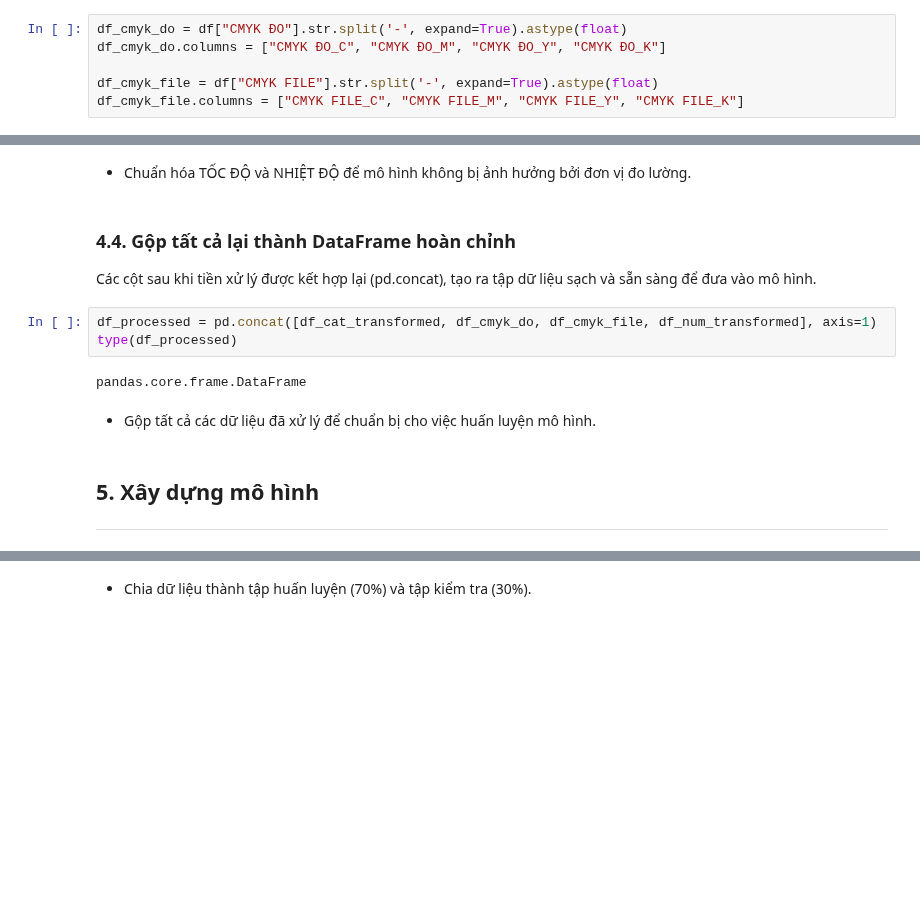
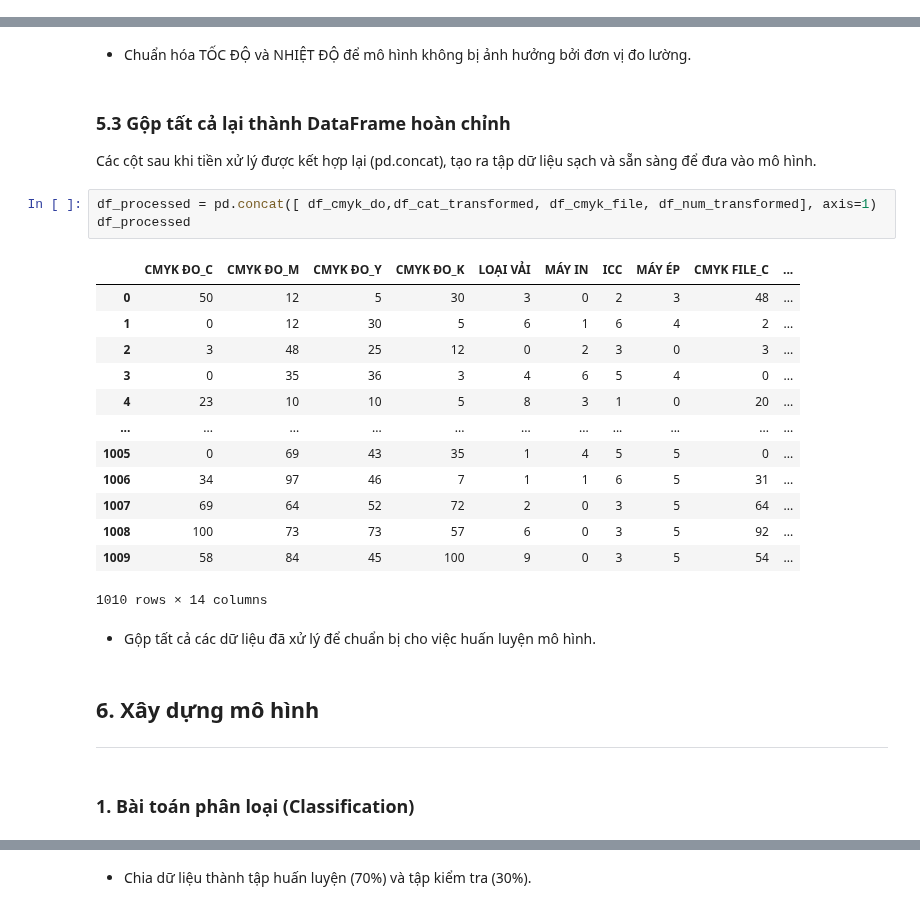
Before and after one commit to healergeeks/FabricML, a Jupyter notebook: FabricML.ipynb, the cells around one changed output, grey strips where cells are left out. Saved outputs shown, nothing was run; the diff lists cells and outputs as text; blank space fills up the shorter version.

```diff
--- a/FabricML.ipynb
+++ b/FabricML.ipynb
@@ -195,7 +272 @@ Cột CMYK ĐO và CMYK FILE chứa dữ liệu dạng chuỗi số, ví dụ "5
-# %%
-df_cmyk_do = df["CMYK ĐO"].str.split('-', expand=True).astype(float)
-df_cmyk_do.columns = ["CMYK ĐO_C", "CMYK ĐO_M", "CMYK ĐO_Y", "CMYK ĐO_K"]
-
-df_cmyk_file = df["CMYK FILE"].str.split('-', expand=True).astype(float)
-df_cmyk_file.columns = ["CMYK FILE_C", "CMYK FILE_M", "CMYK FILE_Y", "CMYK FILE_K"]
 # %% [markdown]
@@ -227,16 +298,30 @@ df_num_transformed[numeric_cols] = scaler_num.fit_transform(df_num_transformed[n
 # %% [markdown]
 * Chuẩn hóa TỐC ĐỘ và NHIỆT ĐỘ để mô hình không bị ảnh hưởng bởi đơn vị đo lường.
 # %% [markdown]
-### 4.4. Gộp tất cả lại thành DataFrame hoàn chỉnh
+### 5.3 Gộp tất cả lại thành DataFrame hoàn chỉnh
 
 Các cột sau khi tiền xử lý được kết hợp lại (pd.concat), tạo ra tập dữ liệu sạch và sẵn sàng để đưa vào mô hình.
 # %%
-df_processed = pd.concat([df_cat_transformed, df_cmyk_do, df_cmyk_file, df_num_transformed], axis=1)
-type(df_processed)
+df_processed = pd.concat([ df_cmyk_do,df_cat_transformed, df_cmyk_file, df_num_transformed], axis=1)
+df_processed
 # %% [output]
+|  | CMYK ĐO_C | CMYK ĐO_M | CMYK ĐO_Y | CMYK ĐO_K | LOẠI VẢI | MÁY IN | ICC | MÁY ÉP | CMYK FILE_C | ... |
+| 0 | 50 | 12 | 5 | 30 | 3 | 0 | 2 | 3 | 48 | ... |
+| 1 | 0 | 12 | 30 | 5 | 6 | 1 | 6 | 4 | 2 | ... |
+| 2 | 3 | 48 | 25 | 12 | 0 | 2 | 3 | 0 | 3 | ... |
+| 3 | 0 | 35 | 36 | 3 | 4 | 6 | 5 | 4 | 0 | ... |
+| 4 | 23 | 10 | 10 | 5 | 8 | 3 | 1 | 0 | 20 | ... |
+| ... | ... | ... | ... | ... | ... | ... | ... | ... | ... | ... |
+| 1005 | 0 | 69 | 43 | 35 | 1 | 4 | 5 | 5 | 0 | ... |
+| 1006 | 34 | 97 | 46 | 7 | 1 | 1 | 6 | 5 | 31 | ... |
+| 1007 | 69 | 64 | 52 | 72 | 2 | 0 | 3 | 5 | 64 | ... |
+| 1008 | 100 | 73 | 73 | 57 | 6 | 0 | 3 | 5 | 92 | ... |
+| 1009 | 58 | 84 | 45 | 100 | 9 | 0 | 3 | 5 | 54 | ... |
-pandas.core.frame.DataFrame
+1010 rows × 14 columns
 # %% [markdown]
 * Gộp tất cả các dữ liệu đã xử lý để chuẩn bị cho việc huấn luyện mô hình.
 # %% [markdown]
-## 5. Xây dựng mô hình
+## 6. Xây dựng mô hình
 ---
+# %% [markdown]
+### 1. Bài toán phân loại (Classification)
```
Also changed, not shown: parts of 60 cells of this notebook.
